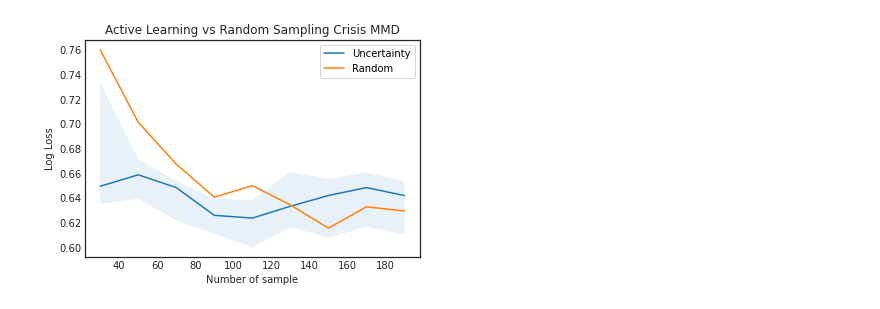
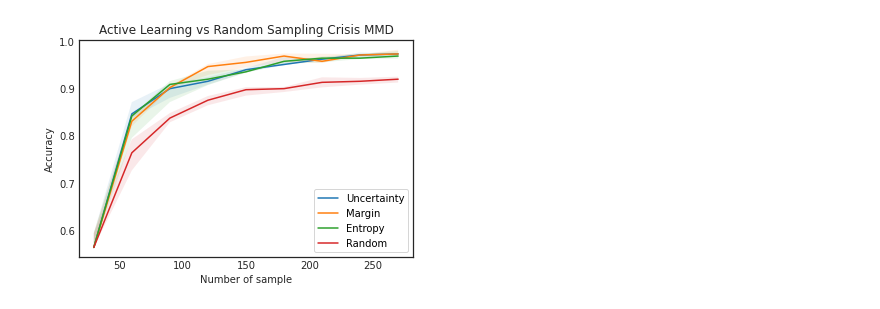
Before and after one commit to hafizbudi/active-learning, a Jupyter notebook: AL_with_CrisisMMD.ipynb, the cells around one changed output. Cells and saved outputs as stored; diff of their text form; code cells hidden in the pictures.

```diff
--- a/AL_with_CrisisMMD.ipynb
+++ b/AL_with_CrisisMMD.ipynb
@@ -127,8 +132,9 @@ def random_forest_score_repeat(n_initial,n_queries,sampling_strategy, repeats, s
 # %%
 # Random sampling
 
-def random_selection_learning(n_instances, X_train, y_train):
-    np.random.seed(123)
+# random selection from X train
+def random_selection_learning(n_instances, X_train, y_train,i,seed):
+    np.random.seed(seed+i)
     clf = RandomForestClassifier()
 
     initial_idx = np.random.choice(range(len(X_train)), size=n_instances, replace=False)
@@ -144,13 +150,14 @@ def random_sampling_policy(model, n_new_samples, X_remaining, y_remaining):
                train_test_split(X_remaining, y_remaining,  train_size=n_new_samples, shuffle=True)
     return X_new_selected, X_remaining, y_new_selected, y_remaining
 
+# evaluate model performance
 def evaluate(model, X_real, y_real):
     y_predictions = model.predict(X_test)
     accuracy = metrics.accuracy_score(y_real,y_predictions)
 
     return accuracy
 
-def learning_curve(data_points, repeats, selection_policy):
+def learning_curve(data_points, repeats, selection_policy,seed):
     start_time = time.time()
     experiments = []
     for i in tqdm(range(repeats)):
@@ -158,12 +165,14 @@ def learning_curve(data_points, repeats, selection_policy):
         # First learn
         n_samples = data_points[0]
         model, X_selected, X_remaining, y_selected, y_remaining = \
-            random_selection_learning(n_samples, X_train, y_train)
+            random_selection_learning(n_samples, X_train, y_train,i,seed)
 
         predictions = model.predict_proba(X_test)
         res_logloss = log_loss(y_test,predictions)
 
-        experiments.append(Experiment(n_samples=n_samples, repeat=i, accuracy=res_logloss))
+        acc = evaluate(model, X_test, y_test)
+
+        experiments.append(Experiment(n_samples=n_samples, repeat=i, accuracy=acc, log_loss=res_logloss))
         for n_samples in data_points[1:]:
             # Select the additional examples
             n_new_samples = n_samples - len(X_selected)
@@ -176,11 +185,11 @@ def learning_curve(data_points, repeats, selection_policy):
 
             model.fit(X_selected, y_selected)
 
-
+            acc = evaluate(model, X_test, y_test)
             predictions = model.predict_proba(X_test)
             res_logloss = log_loss(y_test,predictions)
 
-            experiments.append(Experiment(n_samples=n_samples, repeat=i, accuracy=res_logloss))
+            experiments.append(Experiment(n_samples=n_samples, repeat=i, accuracy=acc, log_loss=res_logloss))
     final_time = time.time() - start_time
 
     predictions = model.predict(X_test)
@@ -272,3 +292,8 @@ seed = 123
+# %%
+n_initial = range(30,300,30)
+n_queries = 30 # number of query for uncertain dataset to be asked
+repeats = 3 # number of repeat for each n_initial
+seed = 20 # random seed
 # %%
 result_rf_uncertainty, result_rf_acc_uncertainty, result_rf_time_uncertainty, experiment_uncertainty = random_forest_score_repeat(n_initial,n_queries,uncertainty_sampling,repeats,seed)
 print(experiment_uncertainty)
@@ -289,4 +324,6 @@ print(experiment_entropy)
 # %%
-n_initial = range(30,200,20)
-experiment_random, res_random, time_random = learning_curve(n_initial,5, random_sampling_policy)
+n_initial = range(30,300,30)
+seed_random = 20 # random seed
+repeat_random = 3 # number of repeat for each n_initial
+experiment_random, res_random, time_random = learning_curve(n_initial,repeat_random, random_sampling_policy,seed_random)
 # %% [output]
@@ -302,30 +343,32 @@ print(experiment_random)
 # %%
+# show accuracy plot
+
 def plot_learning_curve(df, name):
     # Compute percentiles
     p10 = df.groupby('n_samples').quantile(.10)['accuracy']
     p50 = df.groupby('n_samples').median()['accuracy']
     p90 = df.groupby('n_samples').quantile(.90)['accuracy']
     training_sizes= p50.index.to_numpy()
 
     with plt.style.context('seaborn-white'):
         plt.title('Active Learning vs Random Sampling Crisis MMD')
         plt.plot(training_sizes, p50, label=name )
 
         # show standard deviation
         plt.fill_between(training_sizes, p10, p90,alpha=0.1)
-    plt.legend(loc='upper right')
+    plt.legend(loc='lower right')
     plt.xlabel("Number of sample")
-    plt.ylabel("Log Loss")
+    plt.ylabel("Accuracy")
     plt.grid()
     #plt.show()
 
 df_us = pd.DataFrame([dataclasses.asdict(e) for e in experiment_uncertainty])
-#df_ms = pd.DataFrame([dataclasses.asdict(e) for e in experiment_margin])
-#df_es = pd.DataFrame([dataclasses.asdict(e) for e in experiment_entropy])
+df_ms = pd.DataFrame([dataclasses.asdict(e) for e in experiment_margin])
+df_es = pd.DataFrame([dataclasses.asdict(e) for e in experiment_entropy])
 df_rs = pd.DataFrame([dataclasses.asdict(e) for e in experiment_random])
 plot_learning_curve(df_us, "Uncertainty")
-#plot_learning_curve(df_ms, "Margin")
-#plot_learning_curve(df_es, "Entropy")
+plot_learning_curve(df_ms, "Margin")
+plot_learning_curve(df_es, "Entropy")
 plot_learning_curve(df_rs, "Random")
 # %% [output]
-[figure, old version]
+[figure, new version]
```
Also changed, not shown: parts of 21 cells of this notebook.
